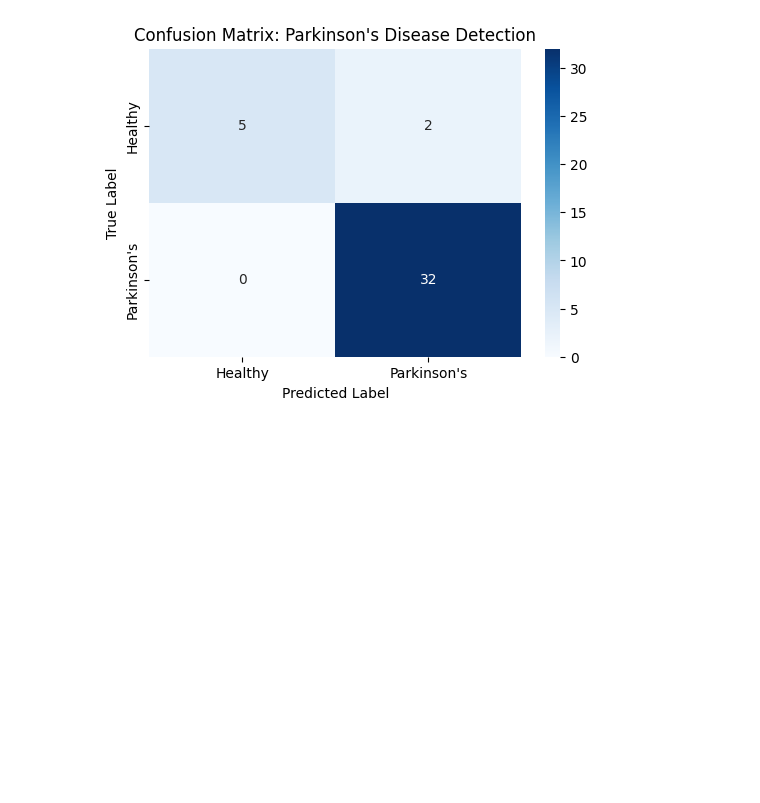
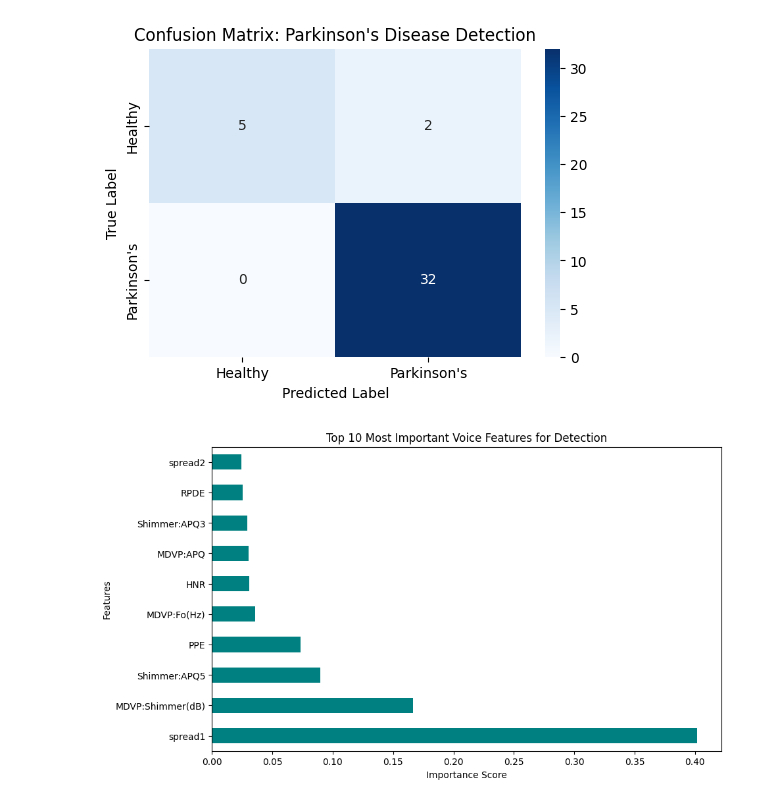
Before and after one commit to dipeshjaluria23/Parkinson-s-Disease-Detection-using-Machine-Learning, a Jupyter notebook: Project_Parkinson’s_Disease.ipynb, the cells around one changed output. Drawn from its saved outputs; the diff is of its cells as text; code cells hidden in the pictures; blank space fills up the shorter version.

Commit message:
Added Feature Importance | Top 10 Features

```diff
--- a/Project_Parkinson’s_Disease.ipynb
+++ b/Project_Parkinson’s_Disease.ipynb
@@ -65,3 +65,15 @@ plt.ylabel('True Label')
 plt.show()
 # %% [output]
 [figure]
+# %%
+feature_names = df.drop(['name', 'status'], axis=1).columns
+importance = pd.Series(model.feature_importances_, index=feature_names)
+
+plt.figure(figsize=(10,6))
+importance.nlargest(10).plot(kind='barh', color='teal')
+plt.title('Top 10 Most Important Voice Features for Detection')
+plt.xlabel('Importance Score')
+plt.ylabel('Features')
+plt.show()
+# %% [output]
+[figure, added]
```
Also changed, not shown: parts of 1 cell of this notebook.
